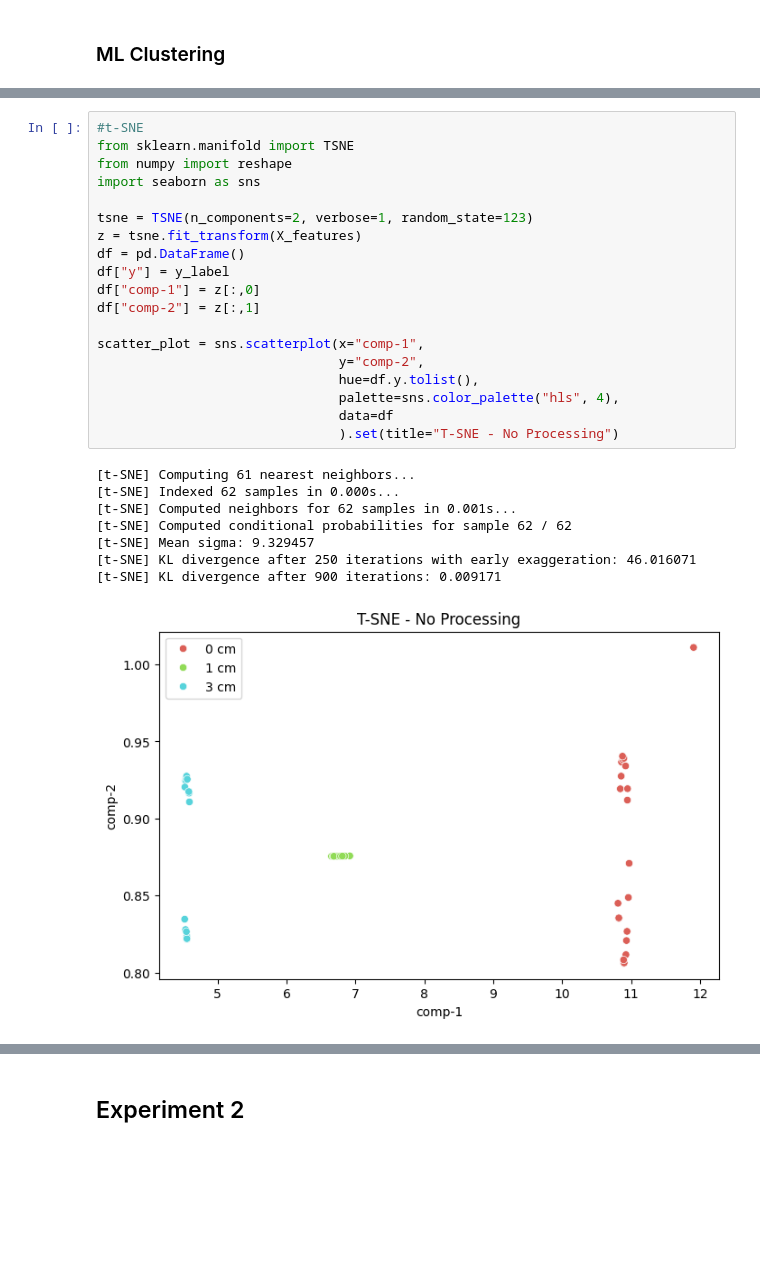
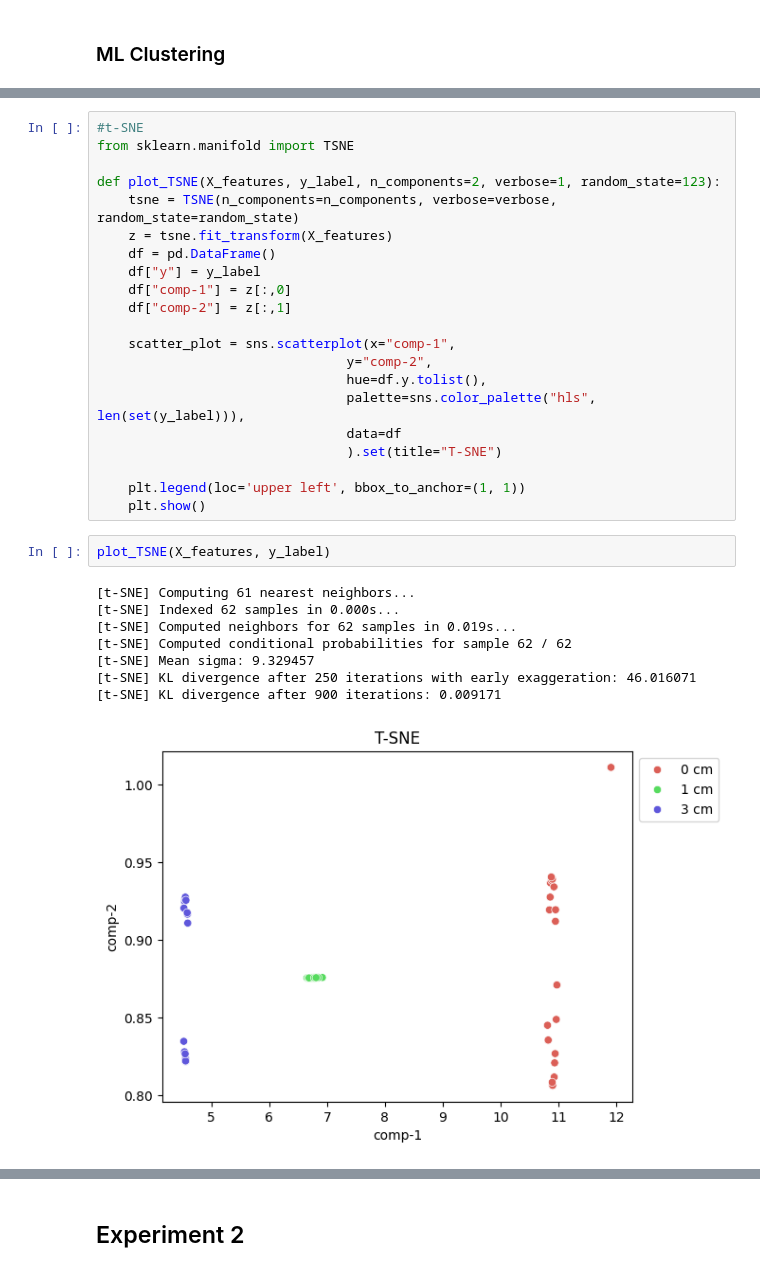
Before and after one commit to davissineath/ClassLabs, a Jupyter notebook: BENG5910/Lab2/lab2_analysis.ipynb, the cells around one changed output, grey strips where cells are left out. Drawn from its saved outputs; the diff is of its cells as text; blank space fills up the shorter version.

```diff
--- a/BENG5910/Lab2/lab2_analysis.ipynb
+++ b/BENG5910/Lab2/lab2_analysis.ipynb
@@ -96,31 +95,35 @@ plt.show()
 # %%
 #t-SNE
 from sklearn.manifold import TSNE
-from numpy import reshape
-import seaborn as sns
 
-tsne = TSNE(n_components=2, verbose=1, random_state=123)
-z = tsne.fit_transform(X_features)
-df = pd.DataFrame()
-df["y"] = y_label
-df["comp-1"] = z[:,0]
-df["comp-2"] = z[:,1]
+def plot_TSNE(X_features, y_label, n_components=2, verbose=1, random_state=123):
+    tsne = TSNE(n_components=n_components, verbose=verbose, random_state=random_state)
+    z = tsne.fit_transform(X_features)
+    df = pd.DataFrame()
+    df["y"] = y_label
+    df["comp-1"] = z[:,0]
+    df["comp-2"] = z[:,1]
 
-scatter_plot = sns.scatterplot(x="comp-1",
-                               y="comp-2",
-                               hue=df.y.tolist(),
-                               palette=sns.color_palette("hls", 4),
-                               data=df
-                               ).set(title="T-SNE - No Processing")
+    scatter_plot = sns.scatterplot(x="comp-1",
+                                y="comp-2",
+                                hue=df.y.tolist(),
+                                palette=sns.color_palette("hls", len(set(y_label))),
+                                data=df
+                                ).set(title="T-SNE")
+
+    plt.legend(loc='upper left', bbox_to_anchor=(1, 1))
+    plt.show()
-# %% [output]
-[t-SNE] Computing 61 nearest neighbors...
-[t-SNE] Indexed 62 samples in 0.000s...
-[t-SNE] Computed neighbors for 62 samples in 0.001s...
-[t-SNE] Computed conditional probabilities for sample 62 / 62
-[t-SNE] Mean sigma: 9.329457
-[t-SNE] KL divergence after 250 iterations with early exaggeration: 46.016071
-[t-SNE] KL divergence after 900 iterations: 0.009171
-[figure, removed]
+# %%
+plot_TSNE(X_features, y_label)
+# %% [output]
+[t-SNE] Computing 61 nearest neighbors...
+[t-SNE] Indexed 62 samples in 0.000s...
+[t-SNE] Computed neighbors for 62 samples in 0.019s...
+[t-SNE] Computed conditional probabilities for sample 62 / 62
+[t-SNE] Mean sigma: 9.329457
+[t-SNE] KL divergence after 250 iterations with early exaggeration: 46.016071
+[t-SNE] KL divergence after 900 iterations: 0.009171
+[figure, added]
 # %%
 #phate
 import phate
```
Also changed, not shown: parts of 17 cells of this notebook.
